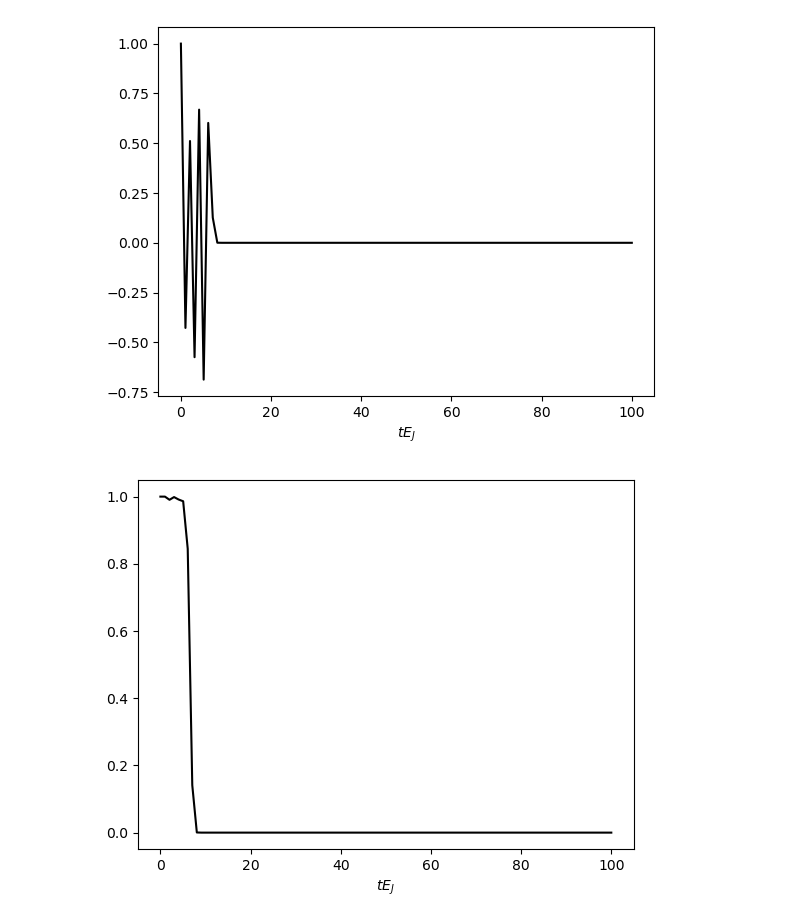
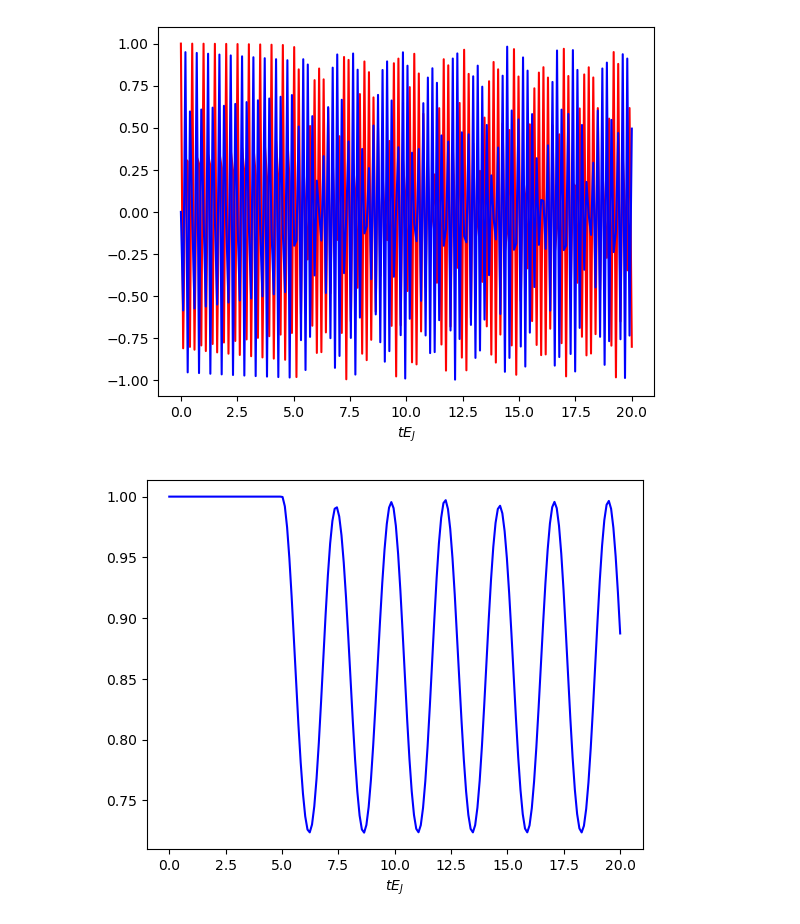
Before and after one commit to j-curtis/QMC_XY_rotor, a Jupyter notebook: testing.ipynb, the cells around one changed output. Drawn from its saved outputs; the diff is of its cells as text; code cells hidden in the pictures.

```diff
--- a/testing.ipynb
+++ b/testing.ipynb
@@ -26,11 +26,11 @@ plt.show()
 # %%
-nts = 100
-times = np.linspace(0.,100.,nts)
+nts = 200
+times = np.linspace(0.,20.,nts)
 # %%
-flux = 0.8
-tR = 1.
+fluxes = [1.4,-1.4]
+tR = 5.
 
-qf = lambda t: sit.ramsey_flux_quench(t,flux,tR)
+qfs = [ lambda t: sit.ramsey_flux_quench(t,flux,tR) for flux in fluxes ]
 # %%
-wf_vs_t = sit.solve_eom_quench(Lx,Ly,Ec,Ej,times,qf)
+wf_vs_ts = [ sit.solve_eom_quench(Lx,Ly,Ec,Ej,times,qf,wf) for qf in qfs ]
 # %%
@@ -49,15 +64,18 @@ plt.show()
 # %%
-Loschmidt_echo = np.array([ np.prod(sit.overlap(wf_vs_t[...,0],wf_vs_t[...,t])) for t in range(len(times)) ])
+Loschmidt_echo = np.array([ np.prod(sit.overlap(wf_vs_ts[0][...,0],wf_vs_ts[1][...,t])) for t in range(len(times)) ])
 # %%
-plt.plot(times,np.real(Loschmidt_echo),color='black')
+plt.plot(times,np.real(Loschmidt_echo),color='red')
+plt.plot(times,np.imag(Loschmidt_echo),color='blue')
 plt.xlabel(r'$tE_J$')
 plt.show()
-plt.plot(times,np.abs(Loschmidt_echo),color='black')
+
+plt.plot(times,np.abs(Loschmidt_echo)**2,color='blue')
 plt.xlabel(r'$tE_J$')
 plt.show()
-plt.plot(np.fft.fftshift(np.abs(np.fft.fft(np.real(Loschmidt_echo)))**2))
-#plt.yscale('log')
+
+plt.plot(times,np.abs(np.fft.fftshift(np.fft.fft(Loschmidt_echo)))**2,color='black')
+plt.yscale('log')
 plt.show()
 # %% [output]
-[figure, old version]
+[figure, new version]
-[figure, old version]
+[figure, new version]
```
Also changed, not shown: parts of 7 cells of this notebook, 1 other file.
